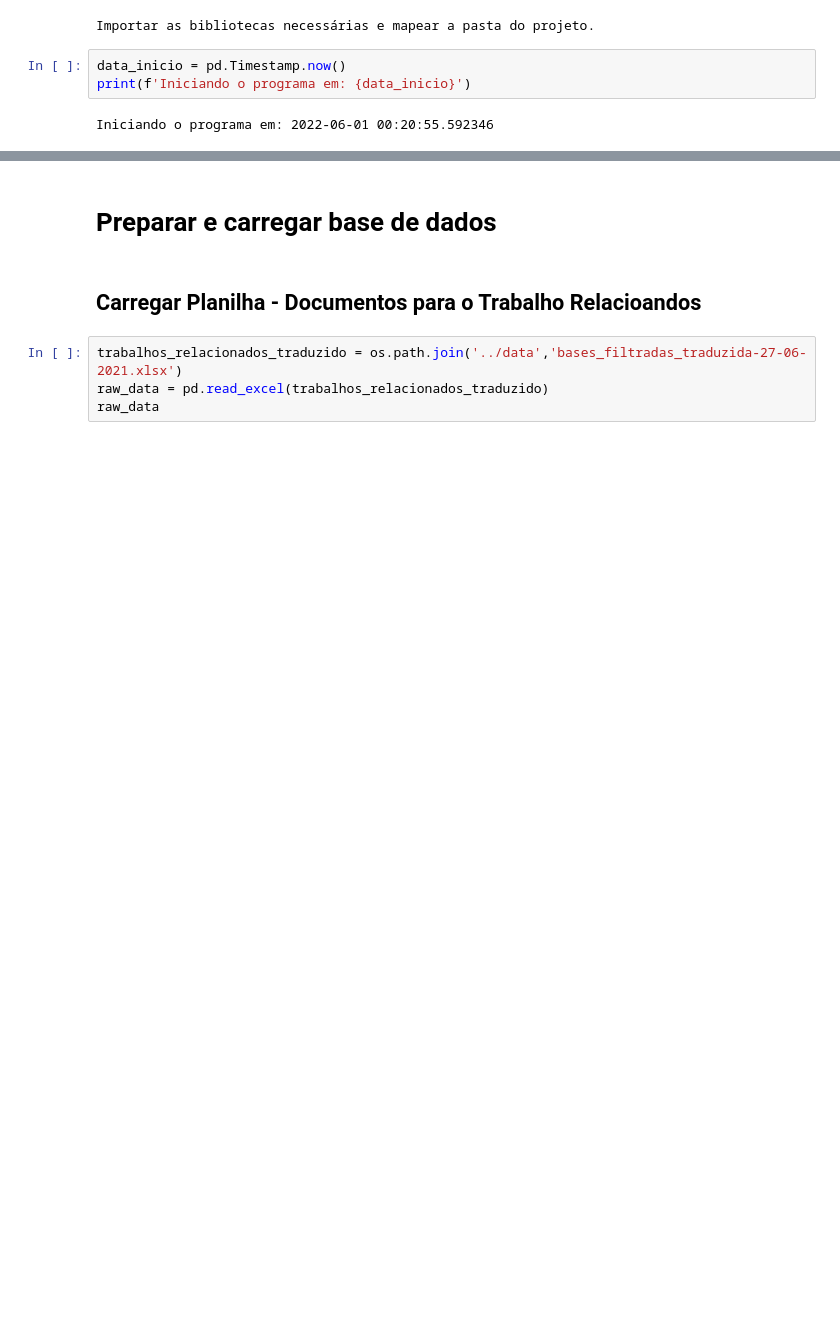
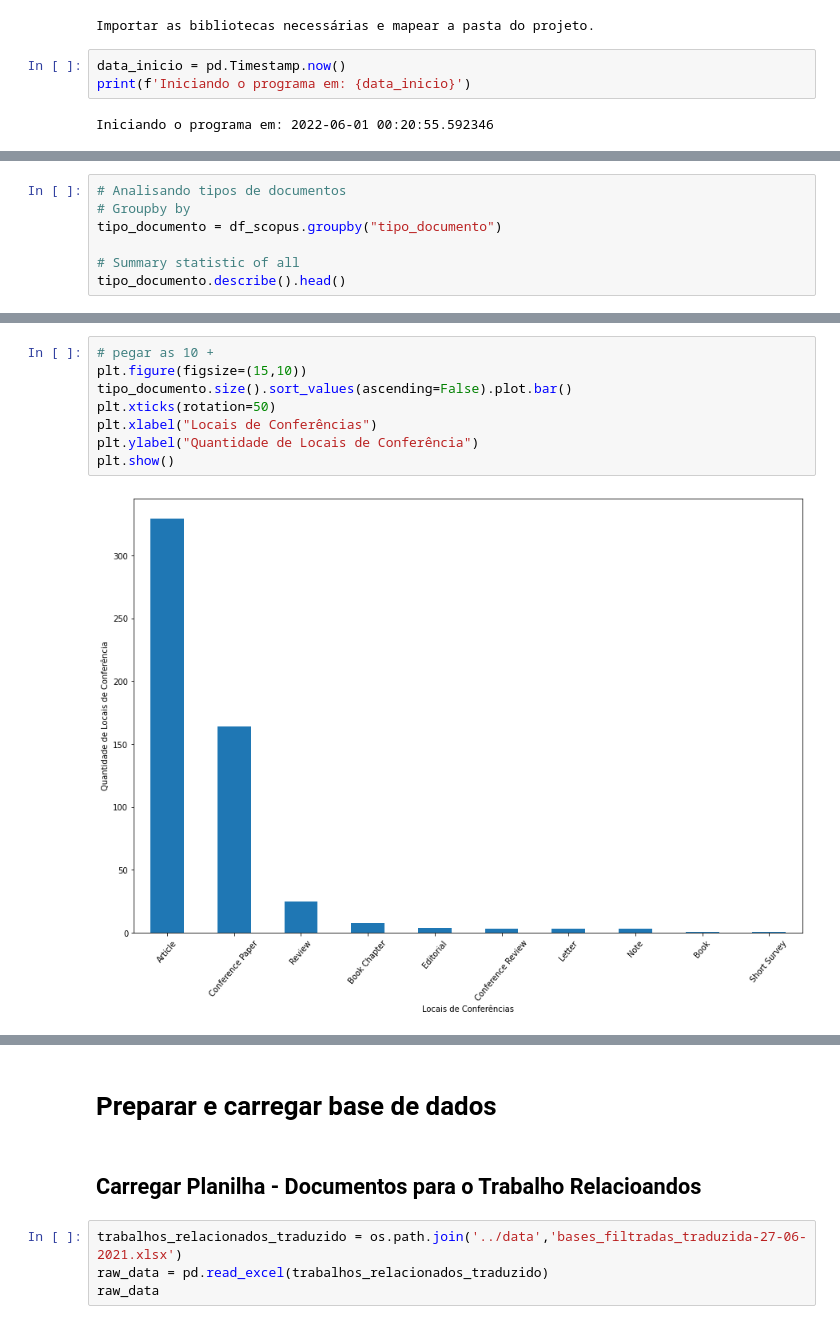
Before and after one commit to LuizPerciliano/Evento-Adverso-com-Metamap-e-Twitter-com-Portugues-Brasil, a Jupyter notebook: apps/app-Dissertacao/notebook/CEFET-Dissertação-Mat-CIC1229-2022.ipynb, the cells around one changed output, grey strips where cells are left out. Drawn from its saved outputs; the diff is of its cells as text; blank space fills up the shorter version.

```diff
--- a/apps/app-Dissertacao/notebook/CEFET-Dissertação-Mat-CIC1229-2022.ipynb
+++ b/apps/app-Dissertacao/notebook/CEFET-Dissertação-Mat-CIC1229-2022.ipynb
@@ -146,0 +538,7 @@ os.listdir('../Image')
+# %%
+# Analisando tipos de documentos
+# Groupby by
+tipo_documento = df_scopus.groupby("tipo_documento")
+
+# Summary statistic of all
+tipo_documento.describe().head()
@@ -146,0 +555,10 @@ os.listdir('../Image')
+# %%
+# pegar as 10 +
+plt.figure(figsize=(15,10))
+tipo_documento.size().sort_values(ascending=False).plot.bar()
+plt.xticks(rotation=50)
+plt.xlabel("Locais de Conferências")
+plt.ylabel("Quantidade de Locais de Conferência")
+plt.show()
+# %% [output]
+[figure, added]
```
Also changed, not shown: parts of 64 cells of this notebook, 3 other files.
